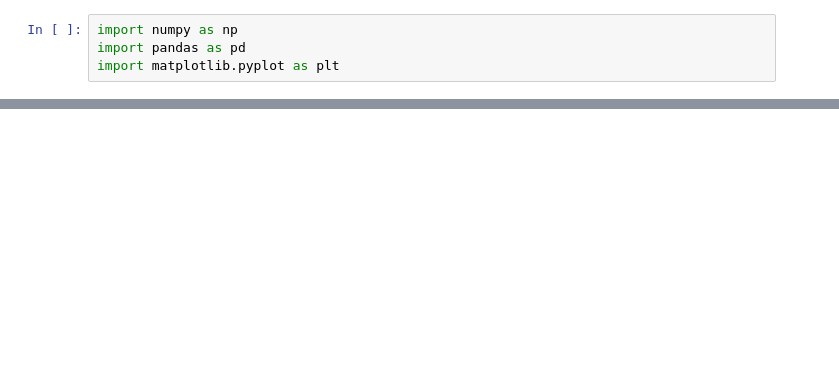
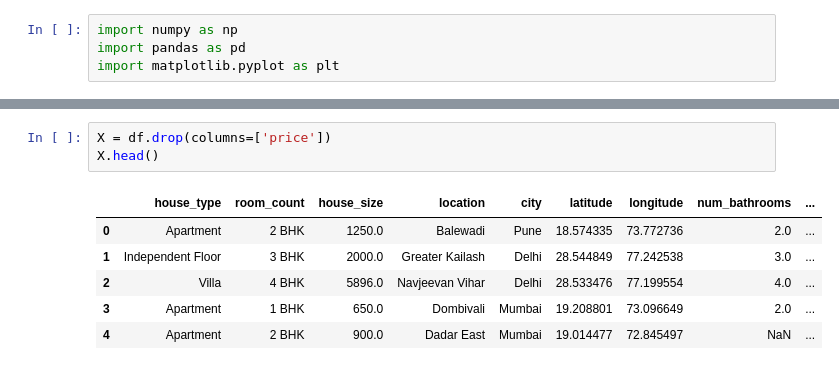
Before and after one commit to HiveCase/DA4001-AI, a Jupyter notebook: Assignments/Week2/Week2_Q6to10.ipynb, the cells around one changed output, grey strips where cells are left out. Cells and saved outputs as stored; diff of their text form; blank space fills up the shorter version.

```diff
--- a/Assignments/Week2/Week2_Q6to10.ipynb
+++ b/Assignments/Week2/Week2_Q6to10.ipynb
@@ -16,0 +56,10 @@ df.sample(5)
+# %%
+X = df.drop(columns=['price'])
+X.head()
+# %% [output]
+|  | house_type | room_count | house_size | location | city | latitude | longitude | num_bathrooms | ... |
+| 0 | Apartment | 2 BHK | 1250.0 | Balewadi | Pune | 18.574335 | 73.772736 | 2.0 | ... |
+| 1 | Independent Floor | 3 BHK | 2000.0 | Greater Kailash | Delhi | 28.544849 | 77.242538 | 3.0 | ... |
+| 2 | Villa | 4 BHK | 5896.0 | Navjeevan Vihar | Delhi | 28.533476 | 77.199554 | 4.0 | ... |
+| 3 | Apartment | 1 BHK | 650.0 | Dombivali | Mumbai | 19.208801 | 73.096649 | 2.0 | ... |
+| 4 | Apartment | 2 BHK | 900.0 | Dadar East | Mumbai | 19.014477 | 72.845497 | NaN | ... |
```
Also changed, not shown: parts of 39 cells of this notebook.
